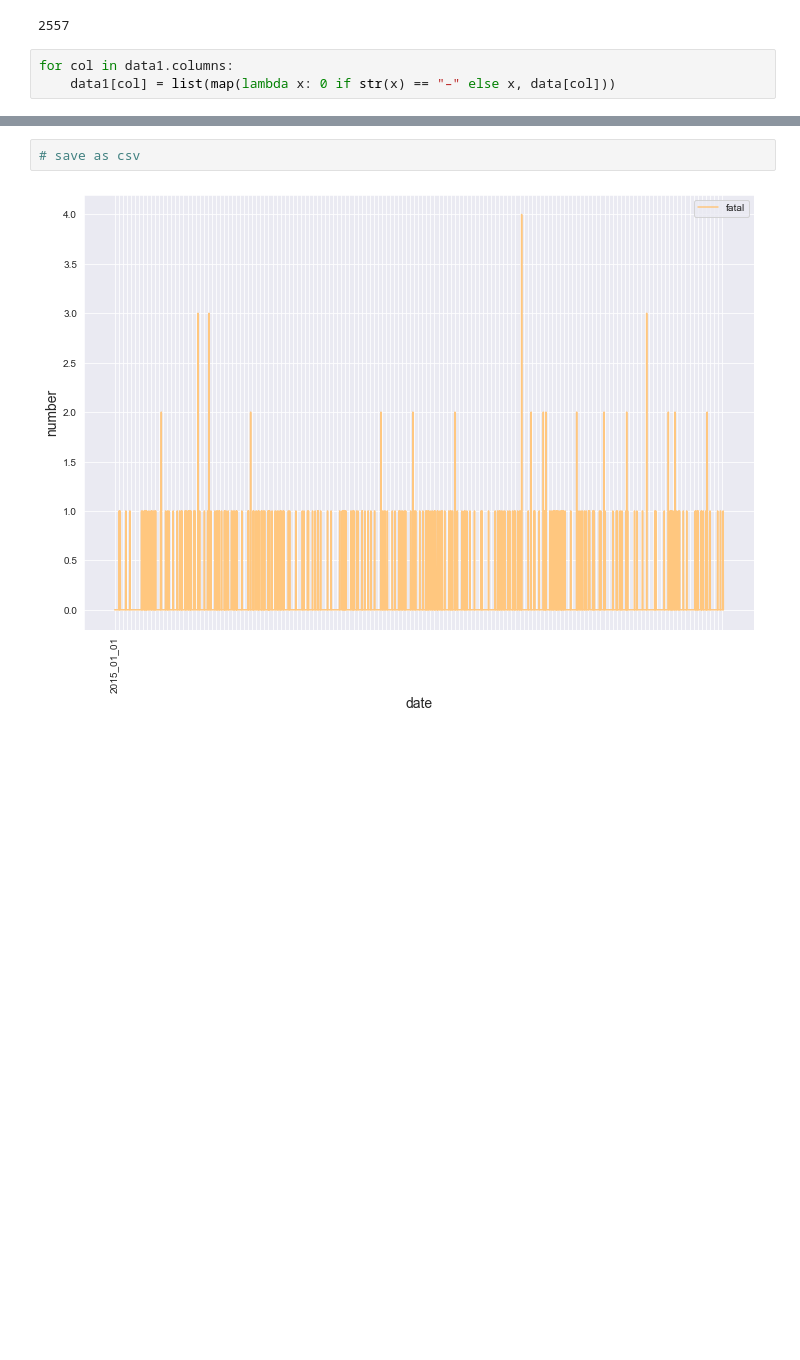
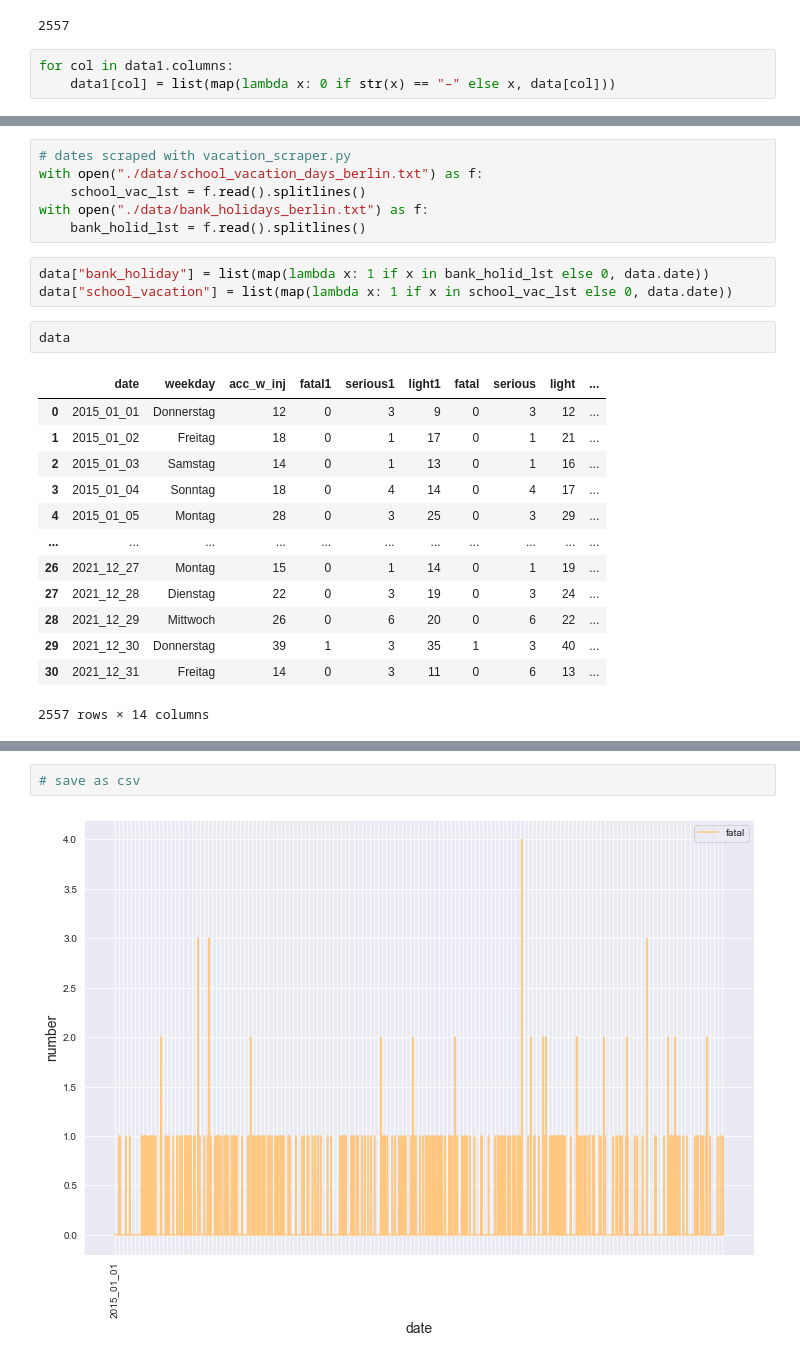
Before and after one commit to SEberwein/Berlin_traffic_accidents_2018-2020, a Jupyter notebook: extract_xlsx_data.ipynb, the cells around one changed output, grey strips where cells are left out. Saved outputs shown, nothing was run; the diff lists cells and outputs as text; blank space fills up the shorter version.

```diff
--- a/extract_xlsx_data.ipynb
+++ b/extract_xlsx_data.ipynb
@@ -287,0 +290,25 @@ data1.sample(10)
+# %%
+# dates scraped with vacation_scraper.py
+with open("./data/school_vacation_days_berlin.txt") as f:
+    school_vac_lst = f.read().splitlines()
+with open("./data/bank_holidays_berlin.txt") as f:
+    bank_holid_lst = f.read().splitlines()
+# %%
+data["bank_holiday"] = list(map(lambda x: 1 if x in bank_holid_lst else 0, data.date))
+data["school_vacation"] = list(map(lambda x: 1 if x in school_vac_lst else 0, data.date))
+# %%
+data
+# %% [output]
+|  | date | weekday | acc_w_inj | fatal1 | serious1 | light1 | fatal | serious | light | ... |
+| 0 | 2015_01_01 | Donnerstag | 12 | 0 | 3 | 9 | 0 | 3 | 12 | ... |
+| 1 | 2015_01_02 | Freitag | 18 | 0 | 1 | 17 | 0 | 1 | 21 | ... |
+| 2 | 2015_01_03 | Samstag | 14 | 0 | 1 | 13 | 0 | 1 | 16 | ... |
+| 3 | 2015_01_04 | Sonntag | 18 | 0 | 4 | 14 | 0 | 4 | 17 | ... |
+| 4 | 2015_01_05 | Montag | 28 | 0 | 3 | 25 | 0 | 3 | 29 | ... |
+| ... | ... | ... | ... | ... | ... | ... | ... | ... | ... | ... |
+| 26 | 2021_12_27 | Montag | 15 | 0 | 1 | 14 | 0 | 1 | 19 | ... |
+| 27 | 2021_12_28 | Dienstag | 22 | 0 | 3 | 19 | 0 | 3 | 24 | ... |
+| 28 | 2021_12_29 | Mittwoch | 26 | 0 | 6 | 20 | 0 | 6 | 22 | ... |
+| 29 | 2021_12_30 | Donnerstag | 39 | 1 | 3 | 35 | 1 | 3 | 40 | ... |
+| 30 | 2021_12_31 | Freitag | 14 | 0 | 3 | 11 | 0 | 6 | 13 | ... |
+2557 rows × 14 columns
```
Also changed, not shown: parts of 3 cells of this notebook, 5 other files.
